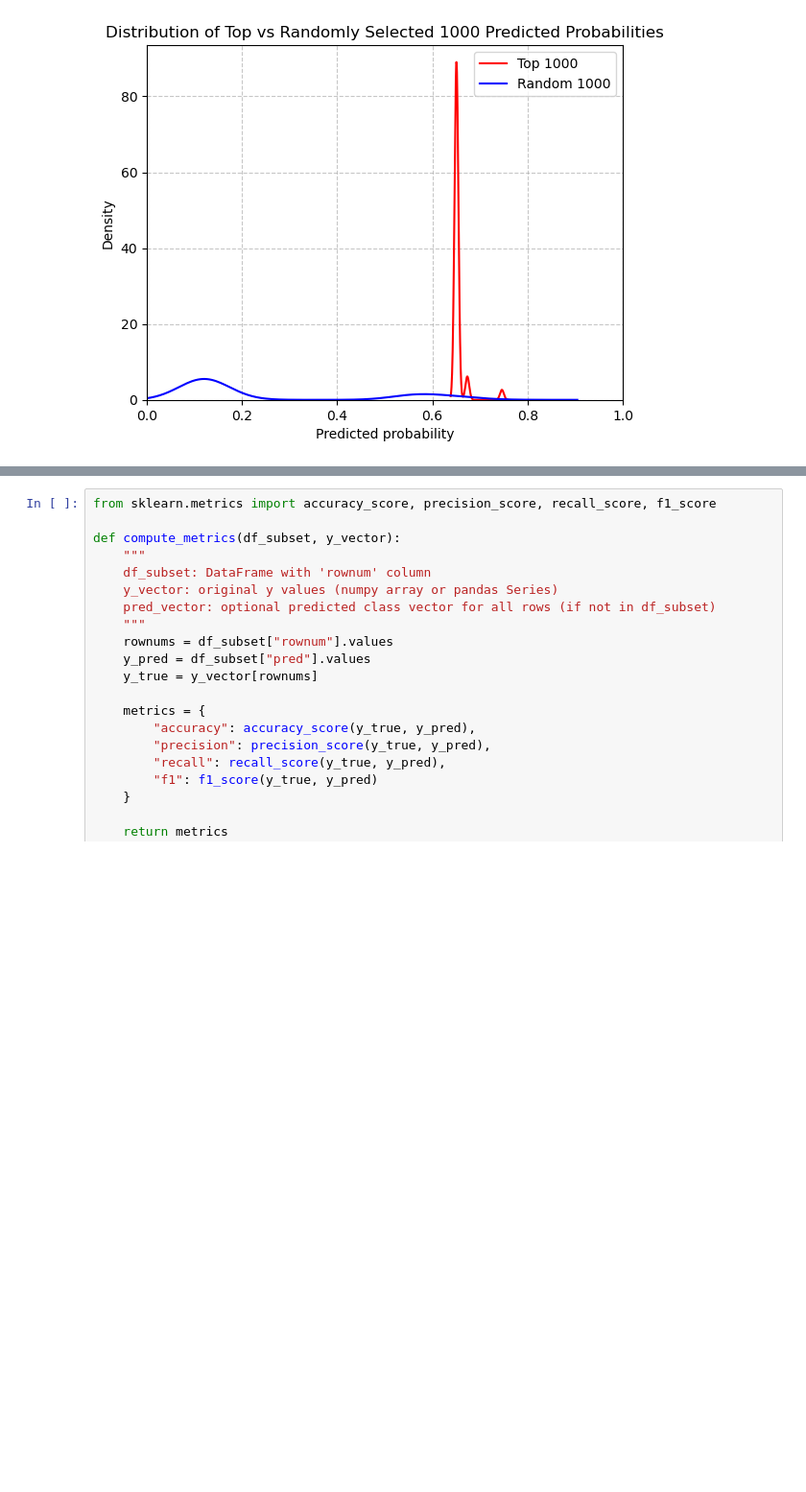
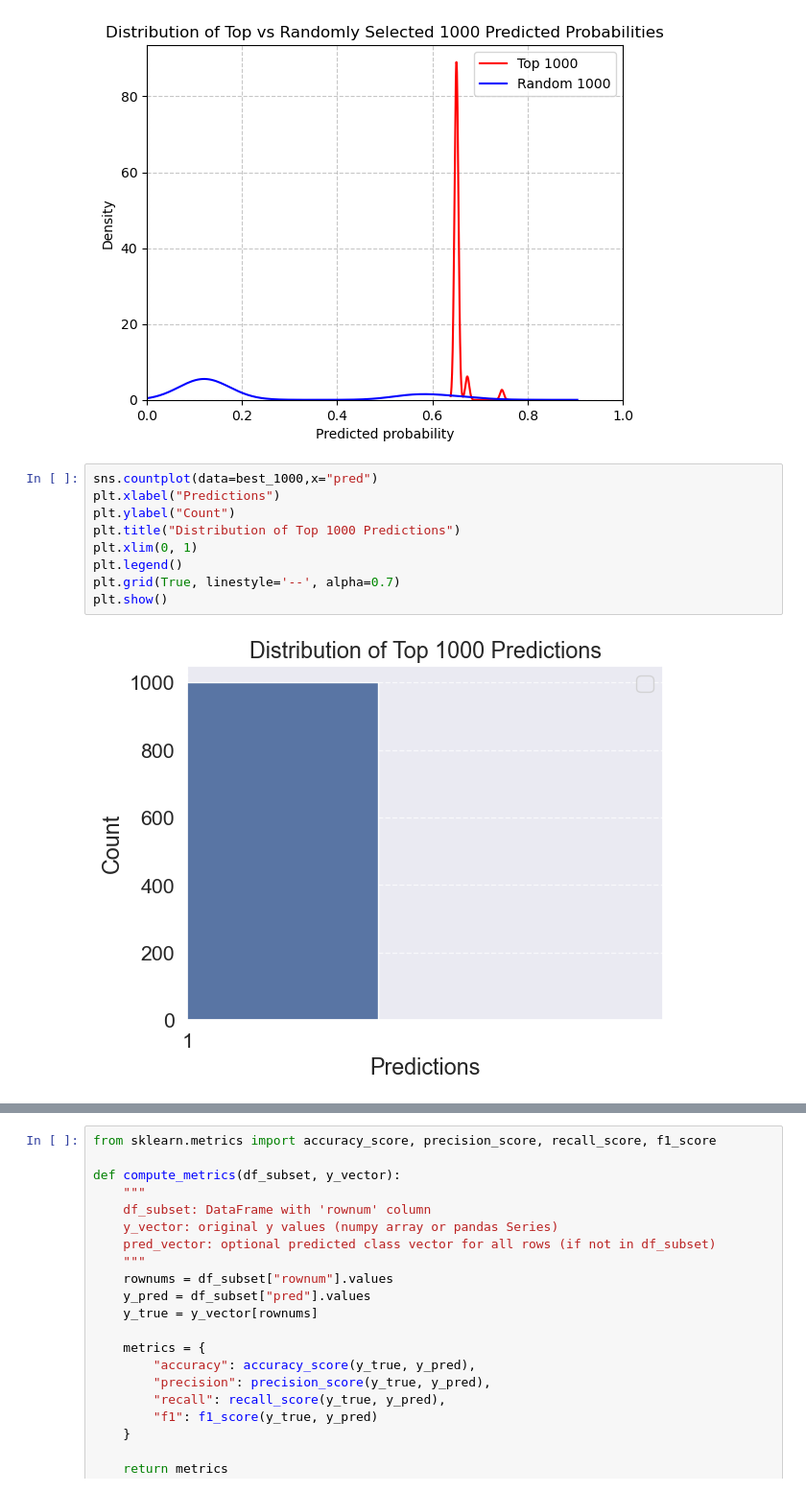
Before and after one commit to john-halifax/Computational-Social-Science-Projects, a Jupyter notebook: Project 3/Project 3 Students.ipynb, the cells around one changed output, grey strips where cells are left out. Shown: that part at 96% size. Drawn from its saved outputs; the diff is of its cells as text; blank space fills up the shorter version.

```diff
--- a/Project 3/Project 3 Students.ipynb
+++ b/Project 3/Project 3 Students.ipynb
@@ -475,3 +485,14 @@ plt.grid(True, linestyle='--', alpha=0.7)
 plt.show()
 # %% [output]
 [figure]
+# %%
+sns.countplot(data=best_1000,x="pred")
+plt.xlabel("Predictions")
+plt.ylabel("Count")
+plt.title("Distribution of Top 1000 Predictions")
+plt.xlim(0, 1)
+plt.legend()
+plt.grid(True, linestyle='--', alpha=0.7)
+plt.show()
+# %% [output]
+[figure, added]
```
Also changed, not shown: parts of 4 cells of this notebook.
